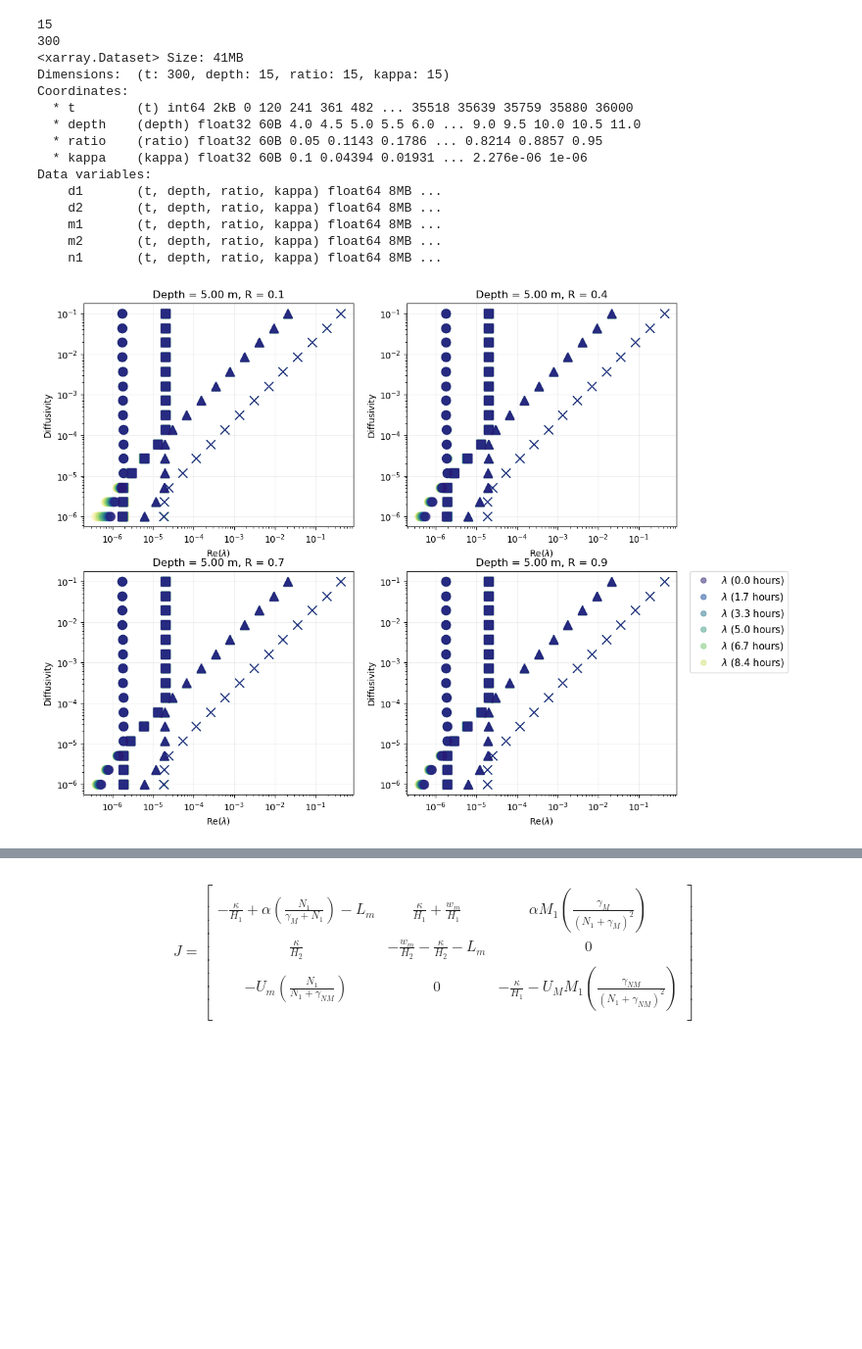
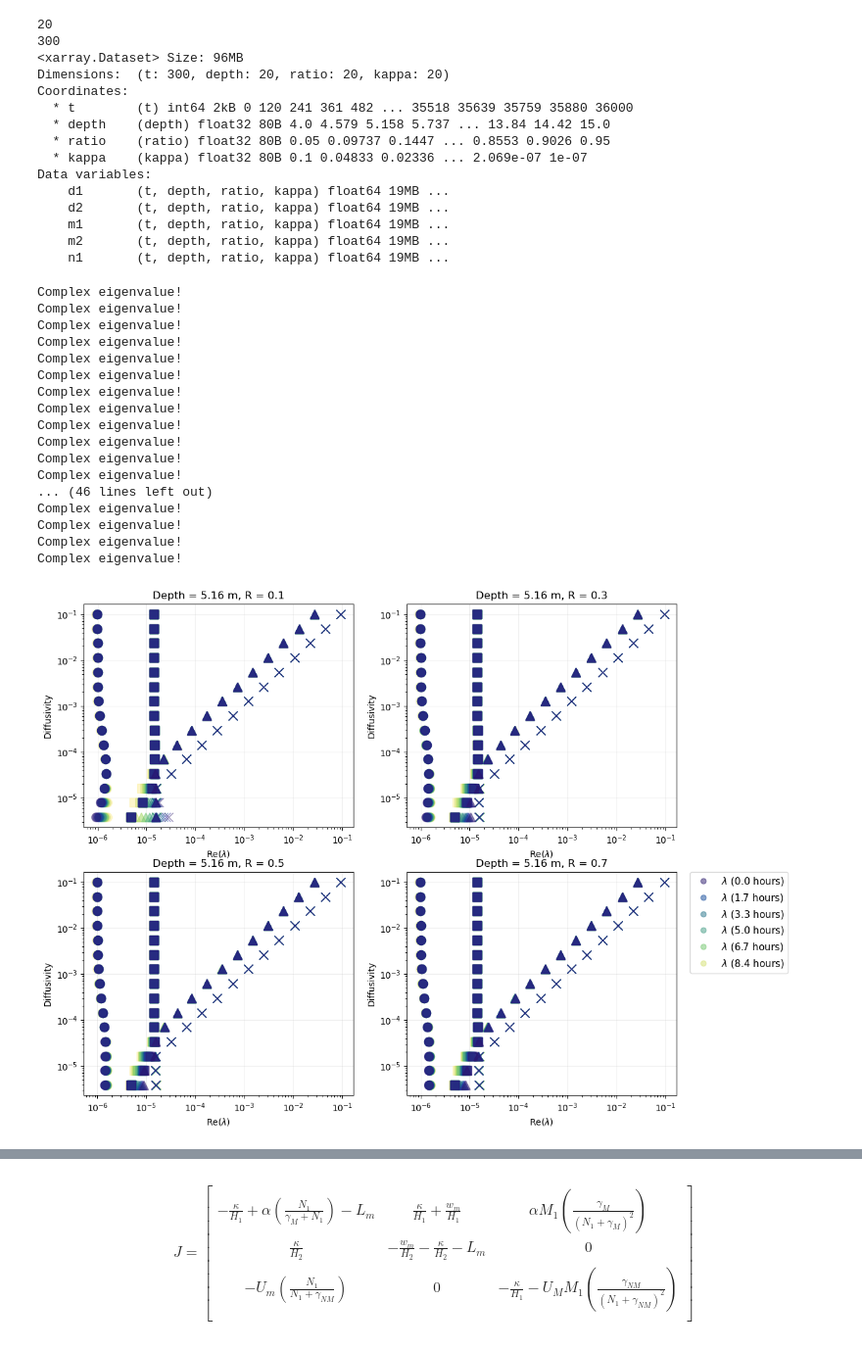
Before and after one commit to sienna-white/box_model, a Jupyter notebook: two_species.ipynb, the cells around one changed output, grey strips where cells are left out. Shown at 98% size. Drawn from its saved outputs; the diff is of its cells as text; code cells hidden in the pictures; blank space fills up the shorter version.

```diff
--- a/two_species.ipynb
+++ b/two_species.ipynb
@@ -55,7 +50,7 @@ importlib.reload(pm)
 
 cmap = cmo.cm.balance
 
-dst = xr.open_dataset("population_dataset_time_2s.nc")
+dst = xr.open_dataset("population_dataset_time_2s_3umol.nc")
 
 N = len(dst.kappa)
 NT = len(dst.t)
@@ -66,24 +61,25 @@ print(NT)
 
 print(dst)
 # %% [output]
-15
+20
 300
-<xarray.Dataset> Size: 41MB
-Dimensions:  (t: 300, depth: 15, ratio: 15, kappa: 15)
+<xarray.Dataset> Size: 96MB
+Dimensions:  (t: 300, depth: 20, ratio: 20, kappa: 20)
 Coordinates:
   * t        (t) int64 2kB 0 120 241 361 482 ... 35518 35639 35759 35880 36000
-  * depth    (depth) float32 60B 4.0 4.5 5.0 5.5 6.0 ... 9.0 9.5 10.0 10.5 11.0
-  * ratio    (ratio) float32 60B 0.05 0.1143 0.1786 ... 0.8214 0.8857 0.95
-  * kappa    (kappa) float32 60B 0.1 0.04394 0.01931 ... 2.276e-06 1e-06
+  * depth    (depth) float32 80B 4.0 4.579 5.158 5.737 ... 13.84 14.42 15.0
+  * ratio    (ratio) float32 80B 0.05 0.09737 0.1447 ... 0.8553 0.9026 0.95
+  * kappa    (kappa) float32 80B 0.1 0.04833 0.02336 ... 2.069e-07 1e-07
 Data variables:
-    d1       (t, depth, ratio, kappa) float64 8MB ...
-    d2       (t, depth, ratio, kappa) float64 8MB ...
-    m1       (t, depth, ratio, kappa) float64 8MB ...
-    m2       (t, depth, ratio, kappa) float64 8MB ...
-    n1       (t, depth, ratio, kappa) float64 8MB ...
+    d1       (t, depth, ratio, kappa) float64 19MB ...
+    d2       (t, depth, ratio, kappa) float64 19MB ...
+    m1       (t, depth, ratio, kappa) float64 19MB ...
+    m2       (t, depth, ratio, kappa) float64 19MB ...
+    n1       (t, depth, ratio, kappa) float64 19MB ...
 # %%
 # Snapshot of three time frames
 TIMES = list(range(0, 300, 25))
+dst = xr.open_dataset("population_dataset_time_2s_3umol.nc")
 
 id = 2
 ir = 14
@@ -130,35 +126,52 @@ for ix, ax in enumerate(axs):
                     eigenvalues[e] = -eig
                     ev[e] = -ev[e]
             eigenvalues = sorted(eigenvalues)
             vector0 = np.array([m1, m2, n1])
             color = cmo.cm.haline_r(it/max(TIMES))
 
             for ie, eigenvalue in enumerate(eigenvalues[0:4]):
                 # if eigenvalue.real<0:
                 #     vector0 = -vector
                 # else:
                 #     vector0 = vector
                 ev0 = ev[ie]/ np.linalg.norm(ev[ie])
                 vector0 = vector0/ np.linalg.norm(vector0)
                 if eigenvalue.imag != 0:
-                    print("Complex eigenvalue!")
+                    print("Complex eigenvalue!", eigenvalue.imag)
                 if ((it%2) == 0):
                     ax.plot(abs(eigenvalue.real), kappa, shapes[ie], color=color, alpha=0.5, markersize=10) #, label=r"$\lambda_%d$ (%2.1f hours)" % (ie, hour), )
                     # ax2.plot(ev0.dot(vector0), kappa, shapes[ie],  color=color, alpha=0.5)#,  label=r"$V_%d$ (%2.1f hours)" % (ie, hour))
                 else:
                     ax.plot(abs(eigenvalue.real), kappa, shapes[ie],  color=color, alpha=0.5, markersize=10)
                     # ax2.plot(ev0.dot(vector0), kappa, shapes[ie],  color=color, alpha=0.5)
                     # print(ev[ie].dot(ev[ie+1]))
 
 for it in TIMES[::2]:
     hour = dst.t.values[it]/3600
     ax.plot([],[], 'o', alpha=0.5, color = cmo.cm.haline(it/max(TIMES)),  label=r"$\lambda$ (%2.1f hours)" % (hour))
 
 ax.legend(bbox_to_anchor=(1.05, 1), ncols=1, loc='upper left', borderaxespad=0., fontsize=11,)
 fn = txt.replace(",", "_")
 # fig.savefig("eigens/%s.png" % fn, dpi=300)
 # %% [output]
+Complex eigenvalue!
+Complex eigenvalue!
+Complex eigenvalue!
+Complex eigenvalue!
+Complex eigenvalue!
+Complex eigenvalue!
+Complex eigenvalue!
+Complex eigenvalue!
+Complex eigenvalue!
+Complex eigenvalue!
+Complex eigenvalue!
+Complex eigenvalue!
+... (46 lines left out)
+Complex eigenvalue!
+Complex eigenvalue!
+Complex eigenvalue!
+Complex eigenvalue!
-[figure, old version]
+[figure, new version]
 # %%
 fig, axs = plt.subplots(nrows=2, ncols=1, figsize=(8,6), sharex=True, sharey=True)
 
```
Also changed, not shown: parts of 8 cells of this notebook, 2 other files.
